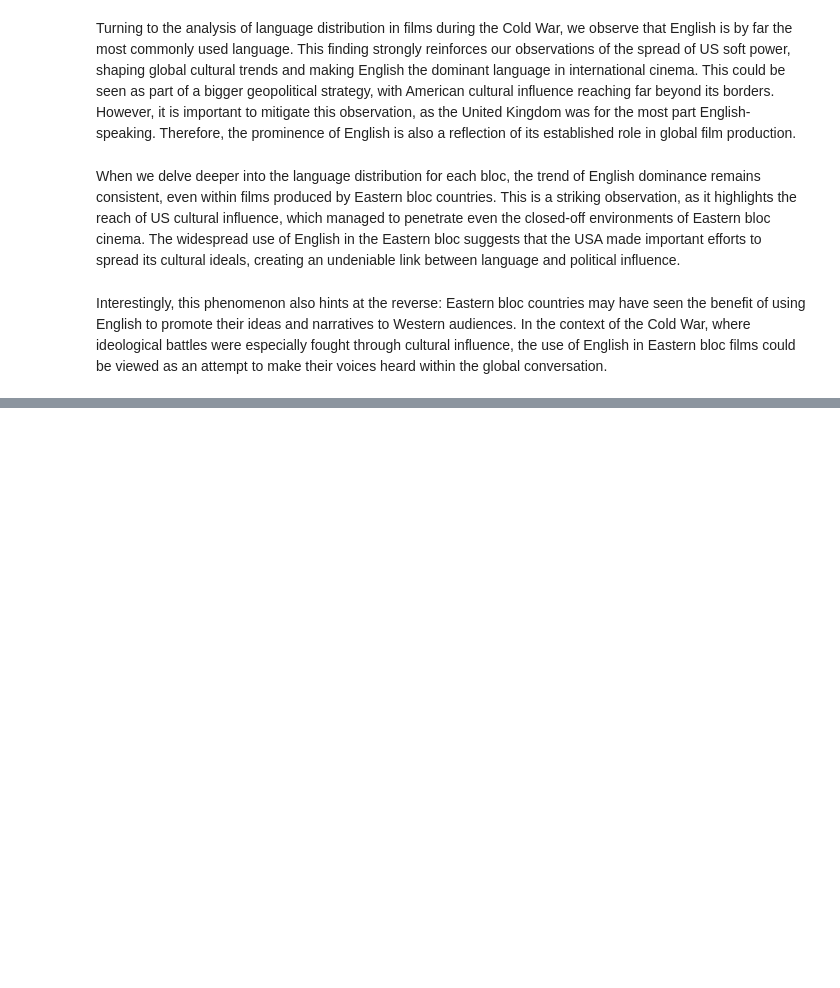
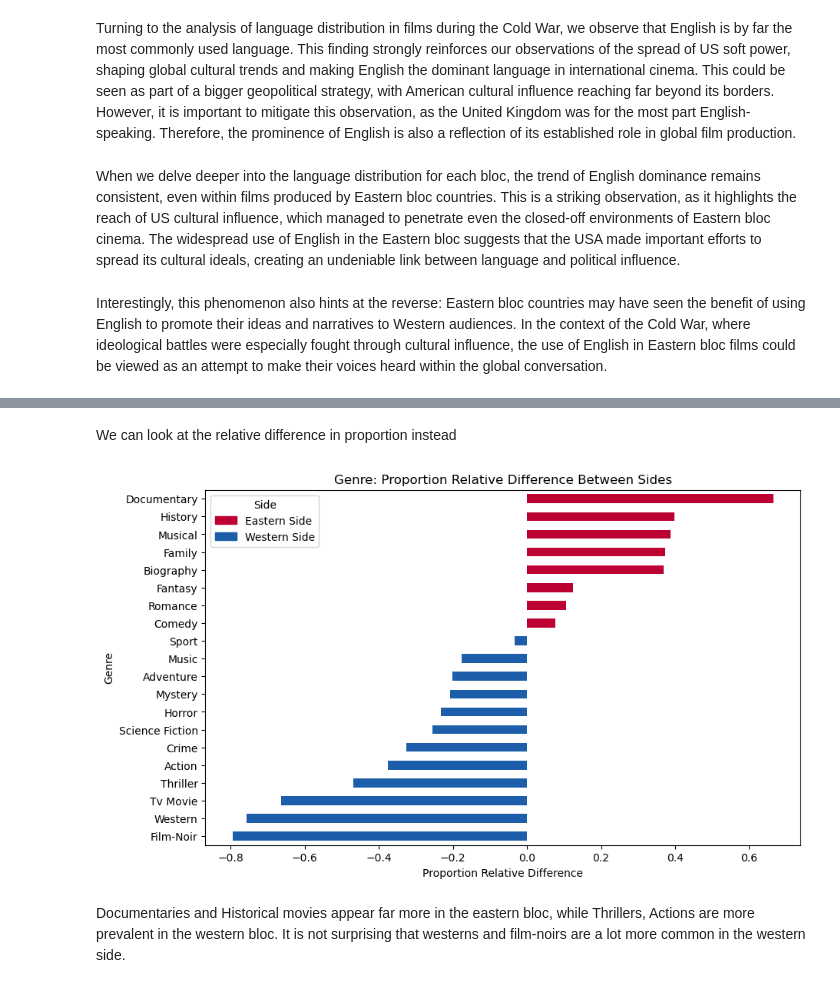
Before and after one commit to epfl-ada/ada-2024-project-datamigos, a Jupyter notebook: results.ipynb, the cells around one changed output, grey strips where cells are left out. Saved outputs shown, nothing was run; the diff lists cells and outputs as text; code cells hidden in the pictures; blank space fills up the shorter version.

```diff
--- a/results.ipynb
+++ b/results.ipynb
@@ -204,0 +259,9 @@ Interestingly, this phenomenon also hints at the reverse: Eastern bloc countries
+# %% [markdown]
+We can look at the relative difference in proportion instead
+# %%
+plot_relative_difference(genre_comparison, "Genre", abs=False, prop=True)
+# %% [output]
+[figure, added]
+# %% [markdown]
+Documentaries and Historical movies appear far more in the eastern bloc, while Thrillers, Actions are more prevalent in the western bloc.
+It is not surprising that westerns and film-noirs are a lot more common in the western side.
```
Also changed, not shown: parts of 31 cells of this notebook, 10 other files.
